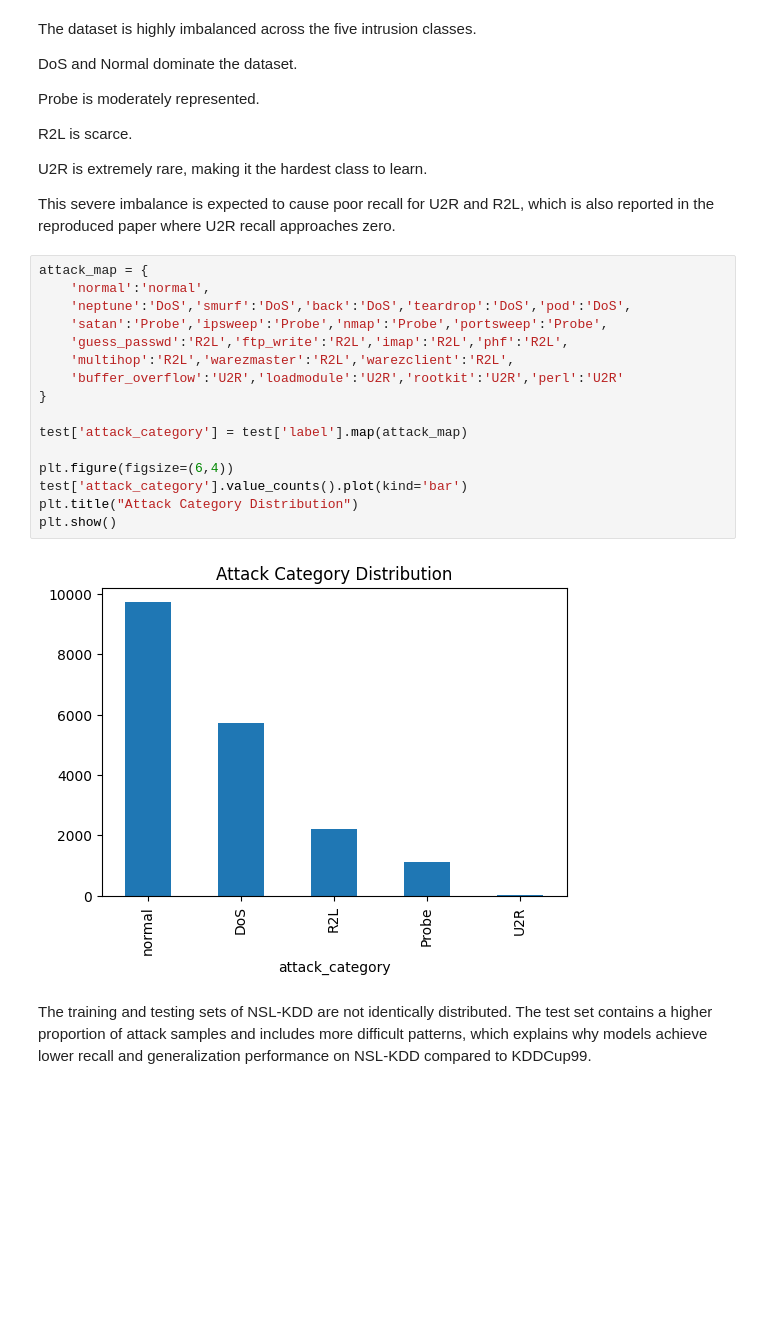
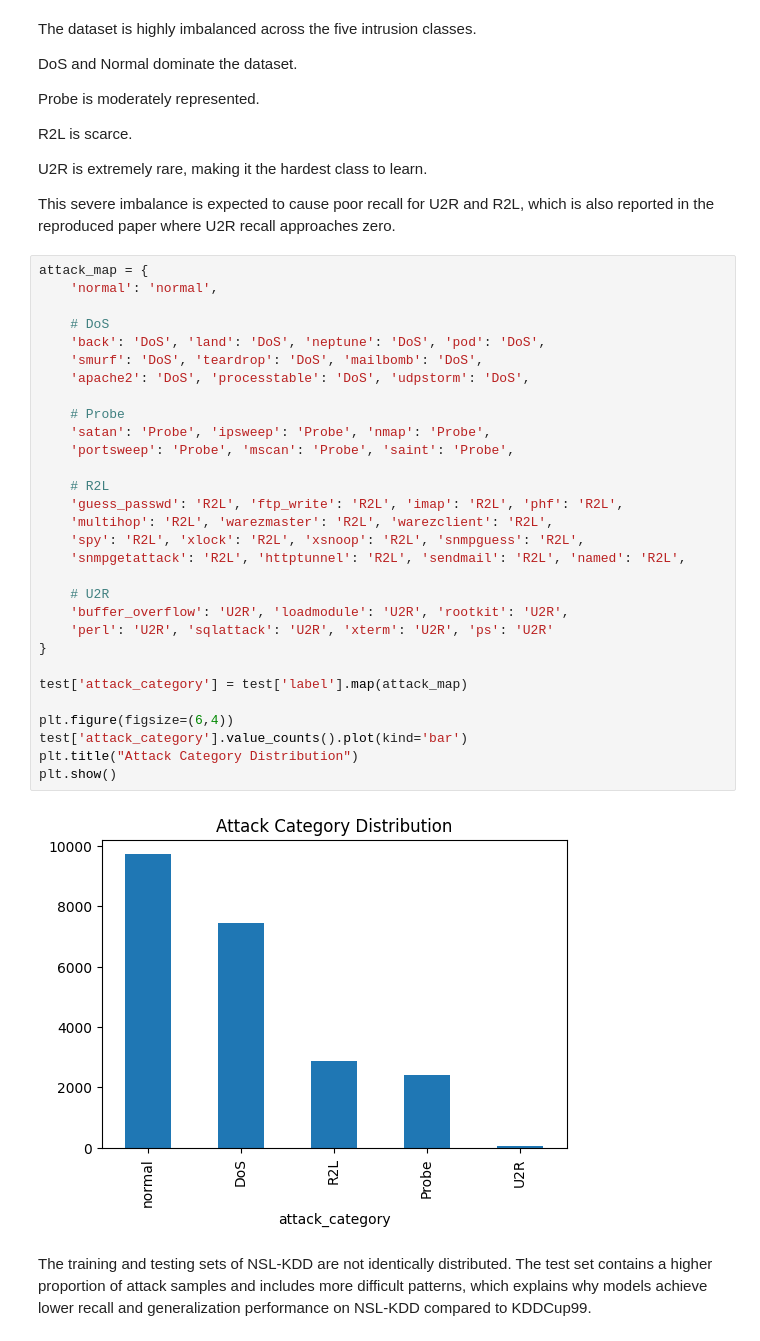
Before and after one commit to SantanuOjha/nsl-kdd-classical-ids-reproduction, a Jupyter notebook: notebooks/01_EDA.ipynb, the cells around one changed output. Saved outputs shown, nothing was run; the diff lists cells and outputs as text; blank space fills up the shorter version.

```diff
--- a/notebooks/01_EDA.ipynb
+++ b/notebooks/01_EDA.ipynb
@@ -117,22 +127,36 @@ U2R is extremely rare, making it the hardest class to learn.
 This severe imbalance is expected to cause poor recall for U2R and R2L, which is also reported in the reproduced paper where U2R recall approaches zero.
 # %%
 attack_map = {
-    'normal':'normal',
-    'neptune':'DoS','smurf':'DoS','back':'DoS','teardrop':'DoS','pod':'DoS',
-    'satan':'Probe','ipsweep':'Probe','nmap':'Probe','portsweep':'Probe',
-    'guess_passwd':'R2L','ftp_write':'R2L','imap':'R2L','phf':'R2L',
-    'multihop':'R2L','warezmaster':'R2L','warezclient':'R2L',
-    'buffer_overflow':'U2R','loadmodule':'U2R','rootkit':'U2R','perl':'U2R'
+    'normal': 'normal',
+
+    # DoS
+    'back': 'DoS', 'land': 'DoS', 'neptune': 'DoS', 'pod': 'DoS',
+    'smurf': 'DoS', 'teardrop': 'DoS', 'mailbomb': 'DoS',
+    'apache2': 'DoS', 'processtable': 'DoS', 'udpstorm': 'DoS',
+
+    # Probe
+    'satan': 'Probe', 'ipsweep': 'Probe', 'nmap': 'Probe',
+    'portsweep': 'Probe', 'mscan': 'Probe', 'saint': 'Probe',
+
+    # R2L
+    'guess_passwd': 'R2L', 'ftp_write': 'R2L', 'imap': 'R2L', 'phf': 'R2L',
+    'multihop': 'R2L', 'warezmaster': 'R2L', 'warezclient': 'R2L',
+    'spy': 'R2L', 'xlock': 'R2L', 'xsnoop': 'R2L', 'snmpguess': 'R2L',
+    'snmpgetattack': 'R2L', 'httptunnel': 'R2L', 'sendmail': 'R2L', 'named': 'R2L',
+
+    # U2R
+    'buffer_overflow': 'U2R', 'loadmodule': 'U2R', 'rootkit': 'U2R',
+    'perl': 'U2R', 'sqlattack': 'U2R', 'xterm': 'U2R', 'ps': 'U2R'
 }
 
 test['attack_category'] = test['label'].map(attack_map)
 
 plt.figure(figsize=(6,4))
 test['attack_category'].value_counts().plot(kind='bar')
 plt.title("Attack Category Distribution")
 plt.show()
 # %% [output]
-[figure, old version]
+[figure, new version]
 # %% [markdown]
 The training and testing sets of NSL-KDD are not identically distributed.
 The test set contains a higher proportion of attack samples and includes more difficult patterns, which explains why models achieve lower recall and generalization performance on NSL-KDD compared to KDDCup99.
```
Also changed, not shown: parts of 1 cell of this notebook.
